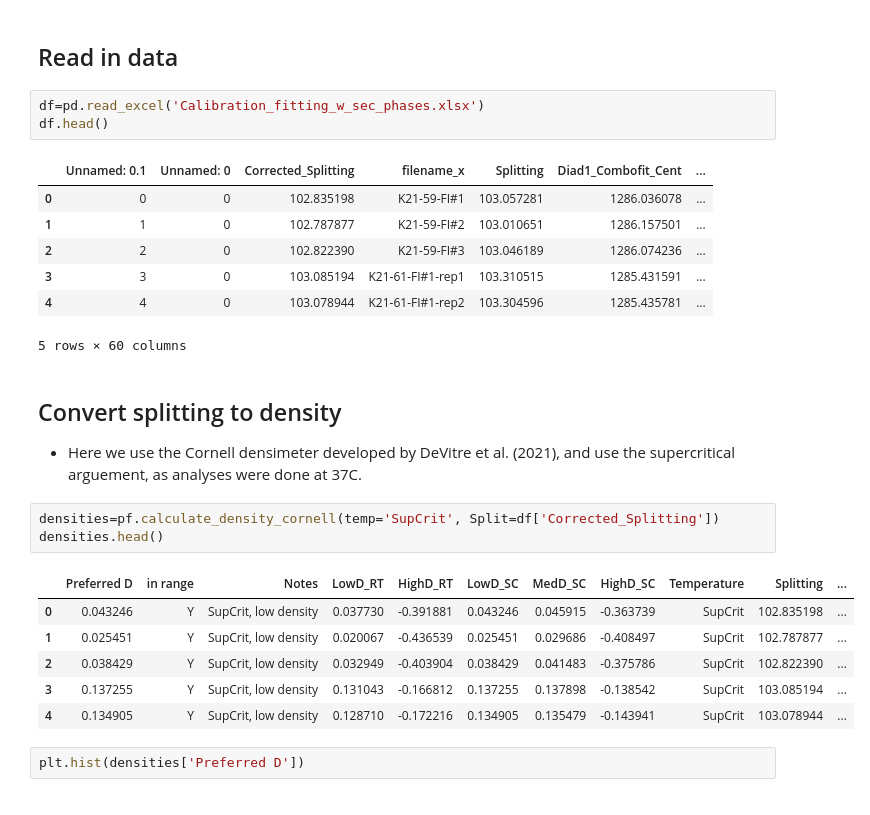
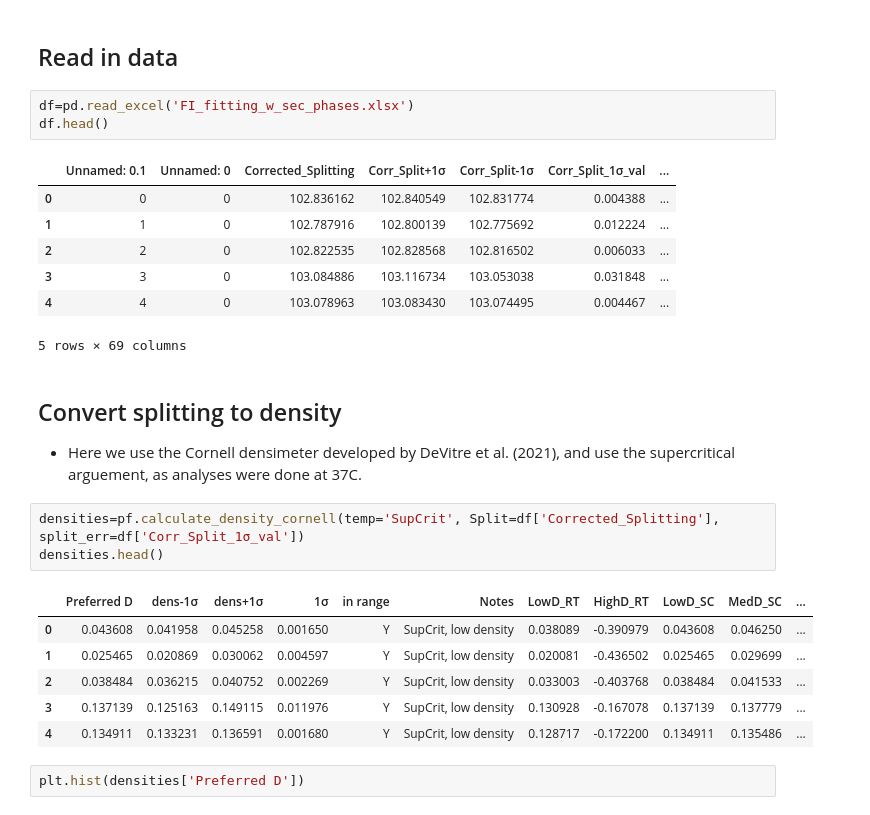
Before and after one commit to PennyWieser/DiadFit, a Jupyter notebook: docs/Examples/Example1b_CO2_Fluid_Inclusions/Step5_CO2_Density_to_pressure.ipynb, the cells around one changed output. Drawn from its saved outputs; the diff is of its cells as text.

```diff
--- a/docs/Examples/Example1b_CO2_Fluid_Inclusions/Step5_CO2_Density_to_pressure.ipynb
+++ b/docs/Examples/Example1b_CO2_Fluid_Inclusions/Step5_CO2_Density_to_pressure.ipynb
@@ -14,29 +14,29 @@ pf.__version__
 # %% [markdown]
 ## Read in data
 # %%
-df=pd.read_excel('Calibration_fitting_w_sec_phases.xlsx')
+df=pd.read_excel('FI_fitting_w_sec_phases.xlsx')
 df.head()
 # %% [output]
-|  | Unnamed: 0.1 | Unnamed: 0 | Corrected_Splitting | filename_x | Splitting | Diad1_Combofit_Cent | ... |
-| 0 | 0 | 0 | 102.835198 | K21-59-FI#1 | 103.057281 | 1286.036078 | ... |
-| 1 | 1 | 0 | 102.787877 | K21-59-FI#2 | 103.010651 | 1286.157501 | ... |
-| 2 | 2 | 0 | 102.822390 | K21-59-FI#3 | 103.046189 | 1286.074236 | ... |
-| 3 | 3 | 0 | 103.085194 | K21-61-FI#1-rep1 | 103.310515 | 1285.431591 | ... |
-| 4 | 4 | 0 | 103.078944 | K21-61-FI#1-rep2 | 103.304596 | 1285.435781 | ... |
+|  | Unnamed: 0.1 | Unnamed: 0 | Corrected_Splitting | Corr_Split+1σ | Corr_Split-1σ | Corr_Split_1σ_val | ... |
+| 0 | 0 | 0 | 102.836162 | 102.840549 | 102.831774 | 0.004388 | ... |
+| 1 | 1 | 0 | 102.787916 | 102.800139 | 102.775692 | 0.012224 | ... |
+| 2 | 2 | 0 | 102.822535 | 102.828568 | 102.816502 | 0.006033 | ... |
+| 3 | 3 | 0 | 103.084886 | 103.116734 | 103.053038 | 0.031848 | ... |
+| 4 | 4 | 0 | 103.078963 | 103.083430 | 103.074495 | 0.004467 | ... |
-5 rows × 60 columns
+5 rows × 69 columns
 # %% [markdown]
 ## Convert splitting to density
 - Here we use the Cornell densimeter developed by DeVitre et al. (2021), and use the supercritical arguement, as analyses were done at 37C.
 # %%
-densities=pf.calculate_density_cornell(temp='SupCrit', Split=df['Corrected_Splitting'])
+densities=pf.calculate_density_cornell(temp='SupCrit', Split=df['Corrected_Splitting'], split_err=df['Corr_Split_1σ_val'])
 densities.head()
 # %% [output]
-|  | Preferred D | in range | Notes | LowD_RT | HighD_RT | LowD_SC | MedD_SC | HighD_SC | Temperature | Splitting | ... |
-| 0 | 0.043246 | Y | SupCrit, low density | 0.037730 | -0.391881 | 0.043246 | 0.045915 | -0.363739 | SupCrit | 102.835198 | ... |
-| 1 | 0.025451 | Y | SupCrit, low density | 0.020067 | -0.436539 | 0.025451 | 0.029686 | -0.408497 | SupCrit | 102.787877 | ... |
-| 2 | 0.038429 | Y | SupCrit, low density | 0.032949 | -0.403904 | 0.038429 | 0.041483 | -0.375786 | SupCrit | 102.822390 | ... |
-| 3 | 0.137255 | Y | SupCrit, low density | 0.131043 | -0.166812 | 0.137255 | 0.137898 | -0.138542 | SupCrit | 103.085194 | ... |
-| 4 | 0.134905 | Y | SupCrit, low density | 0.128710 | -0.172216 | 0.134905 | 0.135479 | -0.143941 | SupCrit | 103.078944 | ... |
+|  | Preferred D | dens-1σ | dens+1σ | 1σ | in range | Notes | LowD_RT | HighD_RT | LowD_SC | MedD_SC | ... |
+| 0 | 0.043608 | 0.041958 | 0.045258 | 0.001650 | Y | SupCrit, low density | 0.038089 | -0.390979 | 0.043608 | 0.046250 | ... |
+| 1 | 0.025465 | 0.020869 | 0.030062 | 0.004597 | Y | SupCrit, low density | 0.020081 | -0.436502 | 0.025465 | 0.029699 | ... |
+| 2 | 0.038484 | 0.036215 | 0.040752 | 0.002269 | Y | SupCrit, low density | 0.033003 | -0.403768 | 0.038484 | 0.041533 | ... |
+| 3 | 0.137139 | 0.125163 | 0.149115 | 0.011976 | Y | SupCrit, low density | 0.130928 | -0.167078 | 0.137139 | 0.137779 | ... |
+| 4 | 0.134911 | 0.133231 | 0.136591 | 0.001680 | Y | SupCrit, low density | 0.128717 | -0.172200 | 0.134911 | 0.135486 | ... |
 # %%
 plt.hist(densities['Preferred D'])
 # %% [output]
```
Also changed, not shown: parts of 1 cell of this notebook, 9 other files.
